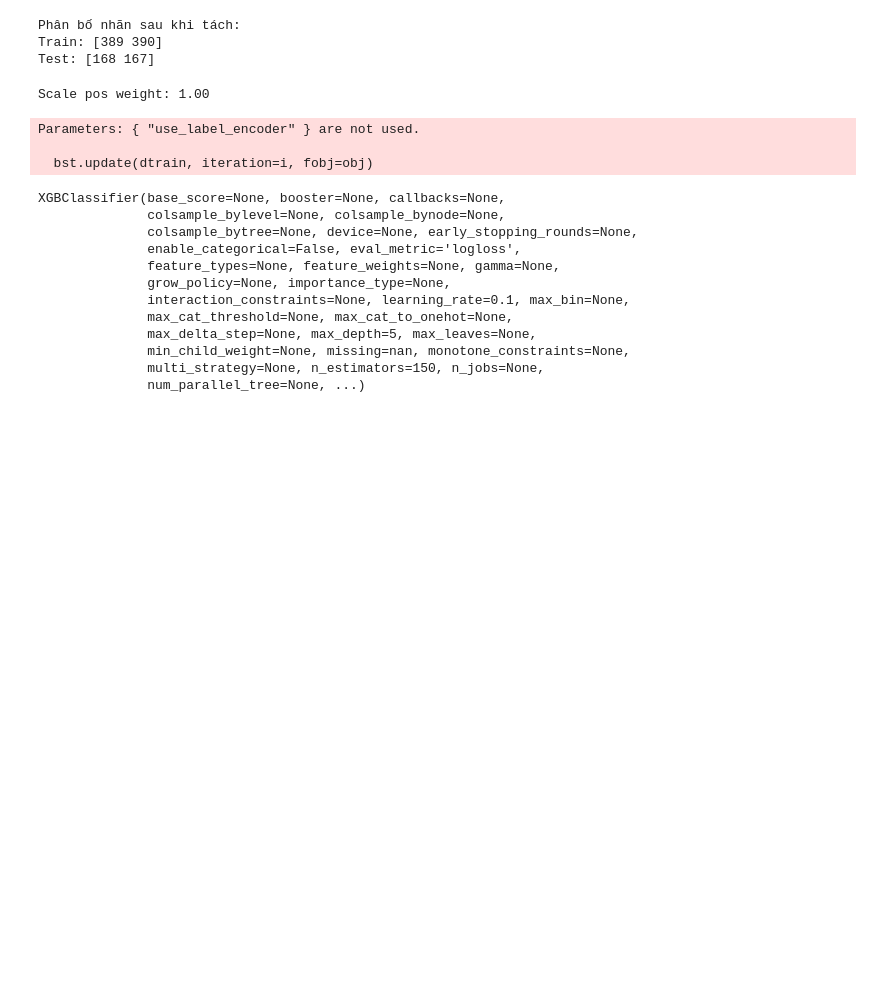
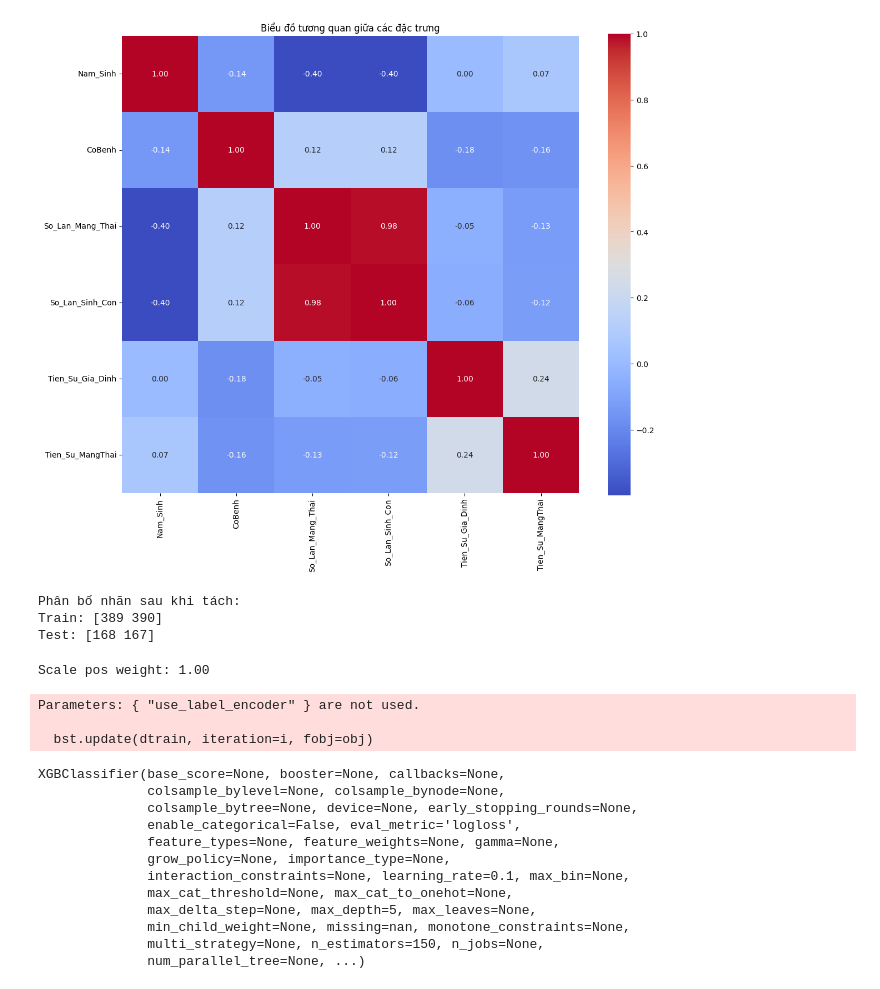
Before and after one commit to HaNhatDoan/XG_Boost_NaMa, a Jupyter notebook: Code_XGBoost/XgBoost_final.ipynb, the cells around one changed output. Saved outputs shown, nothing was run; the diff lists cells and outputs as text; code cells hidden in the pictures; blank space fills up the shorter version.

```diff
--- a/Code_XGBoost/XgBoost_final.ipynb
+++ b/Code_XGBoost/XgBoost_final.ipynb
@@ -22,3 +52,13 @@ y = df["CoBenh"]
+# %%
+plt.figure(figsize=(12, 10))
+corr_matrix = df.corr(numeric_only=True)
+sns.heatmap(corr_matrix, annot=True, cmap="coolwarm", fmt=".2f", square=True)
+plt.title("Biểu đồ tương quan giữa các đặc trưng")
+plt.tight_layout()
+plt.savefig("../picture/correlation_matrix.png", dpi=300)
+plt.show()
+# %% [output]
+[figure, added]
 # %%
 # 2. Label Encoding cho các biến phân loại
 categorical_cols = X_raw.select_dtypes(include='object').columns.tolist()
```
Also changed, not shown: parts of 6 cells of this notebook, 5 other files.
